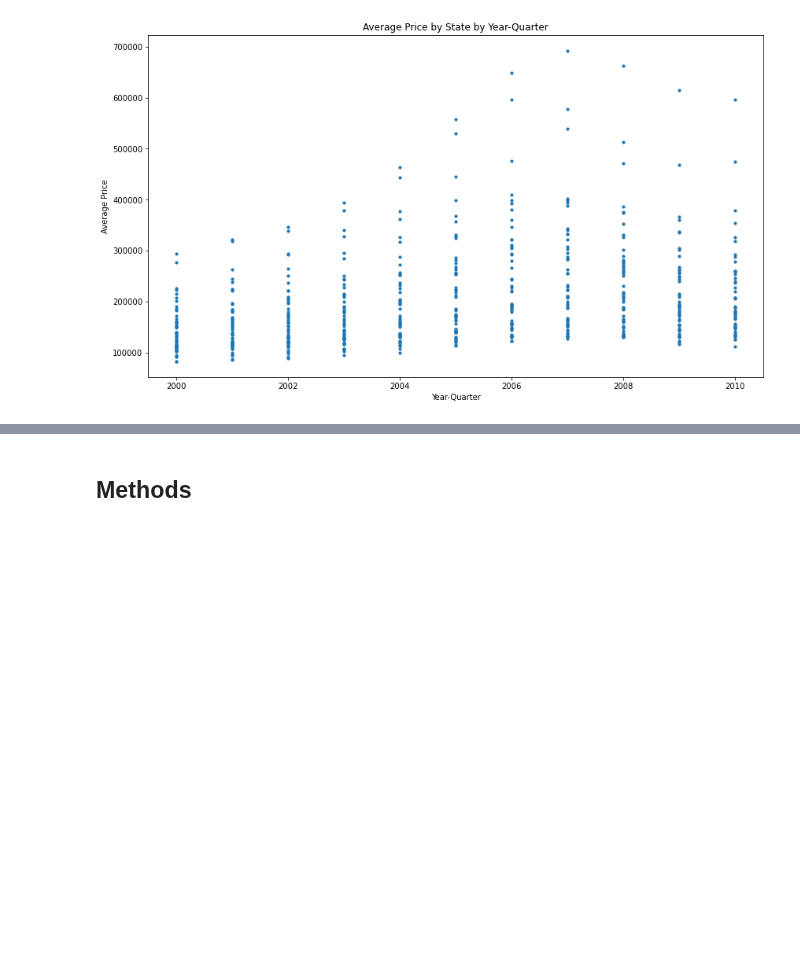
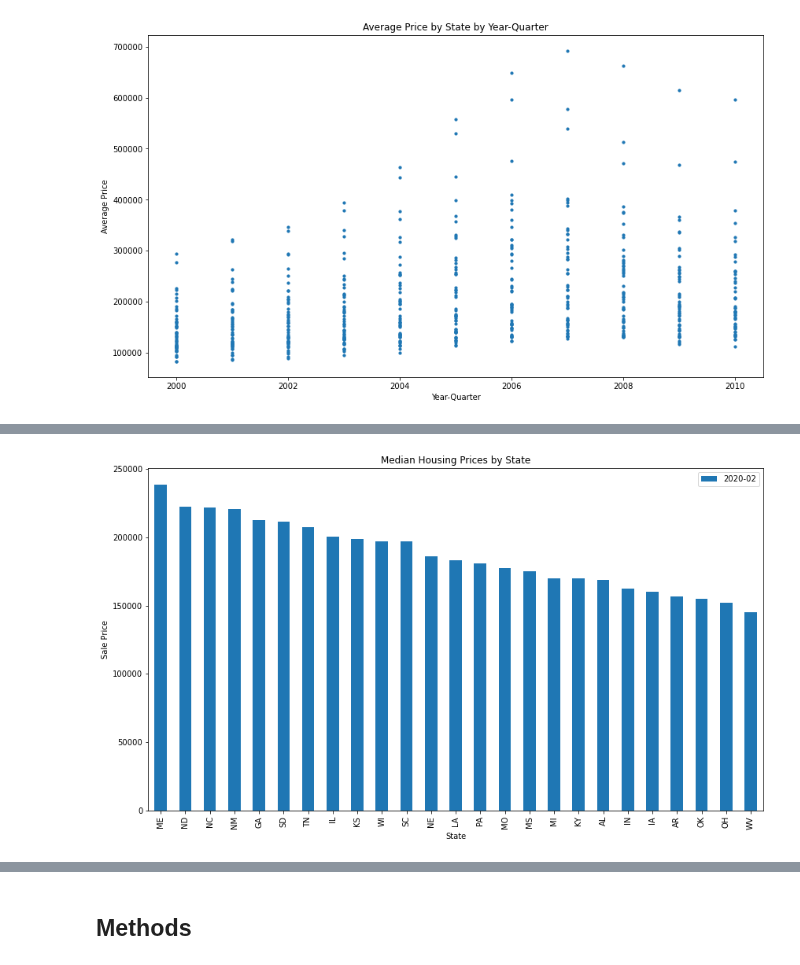
Before and after one commit to joshgreenert/Python-Projects, a Jupyter notebook: Applied Data Science/Project_1_Housing_Market_Predictions/PR 1 Milestone 2 GreenertJ.ipynb, the cells around one changed output, grey strips where cells are left out. Cells and saved outputs as stored; diff of their text form; code cells hidden in the pictures; blank space fills up the shorter version.

```diff
--- a/Applied Data Science/Project_1_Housing_Market_Predictions/PR 1 Milestone 2 GreenertJ.ipynb
+++ b/Applied Data Science/Project_1_Housing_Market_Predictions/PR 1 Milestone 2 GreenertJ.ipynb
@@ -180,0 +320,8 @@ From the data presented above, we can see a drastic spike for quite a few states
+# %%
+# Plot the remaining data
+ax = df_states2.plot(kind='bar', x='State', y='2020-02', figsize=(14, 8))
+ax.set_ylabel('Sale Price')
+ax.set_title('Median Housing Prices by State')
+plt.show()
+# %% [output]
+[figure, added]
```
Also changed, not shown: parts of 22 cells of this notebook, 1 other file.
